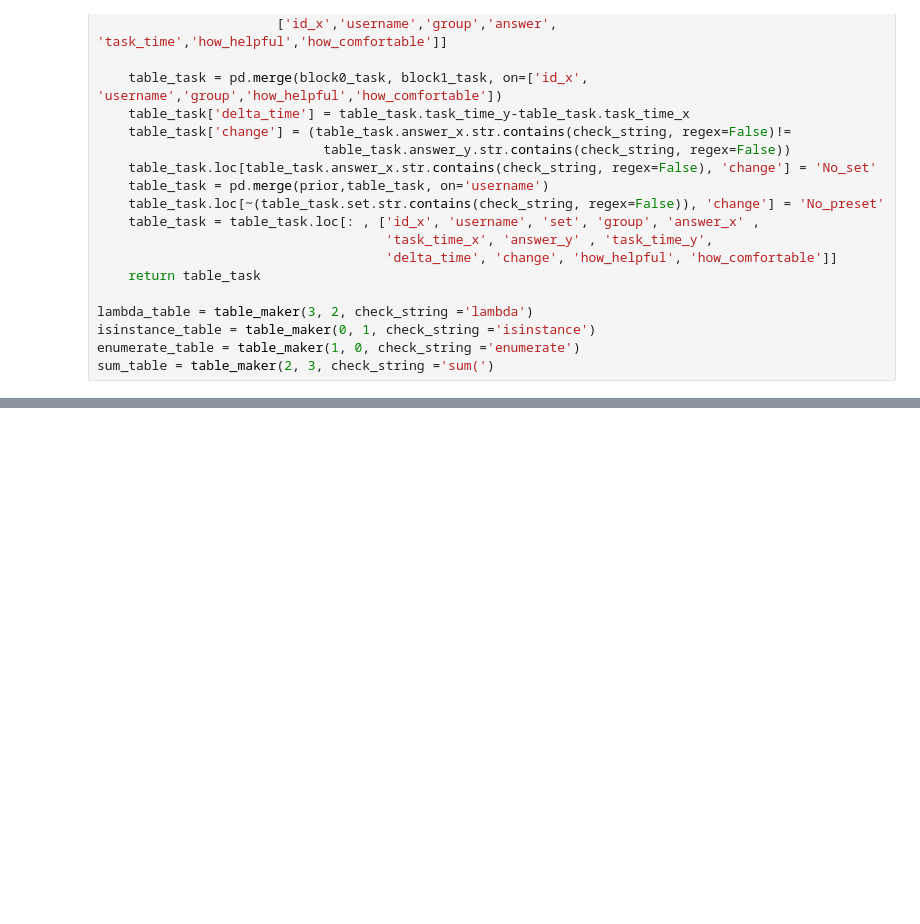
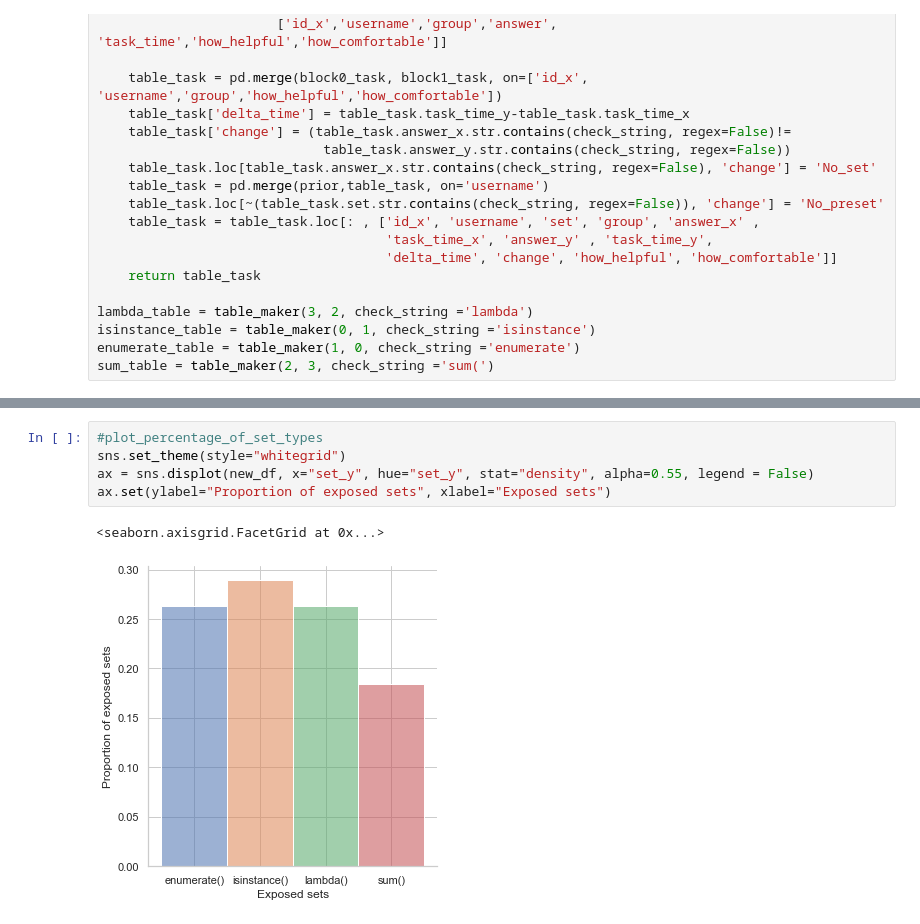
Before and after one commit to JetBrains-Research/overcoming, a Jupyter notebook: calculations/over_cal.ipynb, the cells around one changed output, grey strips where cells are left out. Saved outputs shown, nothing was run; the diff lists cells and outputs as text; blank space fills up the shorter version.

Commit message:
all plots added

```diff
--- a/calculations/over_cal.ipynb
+++ b/calculations/over_cal.ipynb
@@ -136,0 +139,8 @@ sns.displot(new_df, x="set_y", hue="set_y", stat="density", alpha=0.6)
+# %%
+#plot_percentage_of_set_types
+sns.set_theme(style="whitegrid")
+ax = sns.displot(new_df, x="set_y", hue="set_y", stat="density", alpha=0.55, legend = False)
+ax.set(ylabel="Proportion of exposed sets", xlabel="Exposed sets")
+# %% [output]
+<seaborn.axisgrid.FacetGrid at 0x...>
+[figure, added]
```
Also changed, not shown: parts of 13 cells of this notebook.
